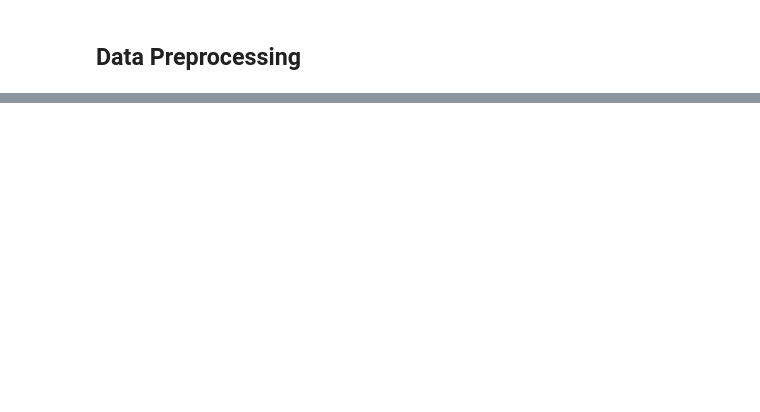
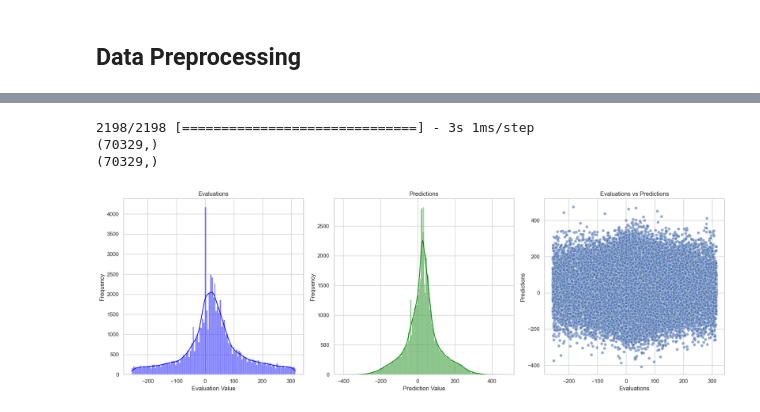
Before and after one commit to DiogoNunesDev/Chess_Game_AI, a Jupyter notebook: src/model.ipynb, the cells around one changed output, grey strips where cells are left out. Drawn from its saved outputs; the diff is of its cells as text; code cells hidden in the pictures; blank space fills up the shorter version.

```diff
--- a/src/model.ipynb
+++ b/src/model.ipynb
@@ -79,0 +168,9 @@ data.head()
+# %%
+train_val_X, test_X, train_val_y, test_y = train_test_split(
+    fen_binary_planes, normalized_evaluations, test_size=0.025, random_state=42
+)
+
+# Split the training data to get a validation dataset
+train_X, val_X, train_y, val_y = train_test_split(
+    train_val_X, train_val_y, test_size=0.05, random_state=42
+)
@@ -129,0 +332,9 @@ model.add(tf.keras.layers.Dense(10, activation="softmax"))
+# %%
+def invert_normalization_evaluations(normalized_data, scaler):
+    # Reshape normalized_data to a 2D array as required by inverse_transform
+    reshaped_data = normalized_data.reshape(-1, 1)
+
+    # Invert the normalization
+    original_data = scaler.inverse_transform(reshaped_data).flatten()
+
+    return original_data
@@ -129,0 +347,40 @@ model.add(tf.keras.layers.Dense(10, activation="softmax"))
+# %%
+
+
+
+predictions = model.predict(test_dataset)
+predictions = invert_normalization_evaluations(predictions, scaler_eval)
+evaluations = np.array(invert_normalization_evaluations(test_y, scaler_eval)).flatten()
+predictions = np.array(predictions).flatten()
+
+print(test_y.shape)
+print(predictions.shape)
+
+# Creates a figure with three subplots
+fig, axes = plt.subplots(nrows=1, ncols=3, figsize=(18, 6))
+
+# First plot: Evaluations
+sns.histplot(evaluations, ax=axes[0], color='blue', kde=True)
+axes[0].set_title('Evaluations')
+axes[0].set_xlabel('Evaluation Value')
+axes[0].set_ylabel('Frequency')
+
+# Second plot: Predictions
+sns.histplot(predictions, ax=axes[1], color='green', kde=True)
+axes[1].set_title('Predictions')
+axes[1].set_xlabel('Prediction Value')
+axes[1].set_ylabel('Frequency')
+
+# Third plot: Scatter plot of Evaluations vs Predictions
+sns.scatterplot(x=evaluations, y=predictions, ax=axes[2], alpha=0.6)
+axes[2].set_title('Evaluations vs Predictions')
+axes[2].set_xlabel('Evaluations')
+axes[2].set_ylabel('Predictions')
+
+plt.tight_layout()
+plt.show()
+# %% [output]
+2198/2198 [==============================] - 3s 1ms/step
+(70329,)
+(70329,)
+[figure, added]
```
Also changed, not shown: parts of 28 cells of this notebook, 26 other files.
